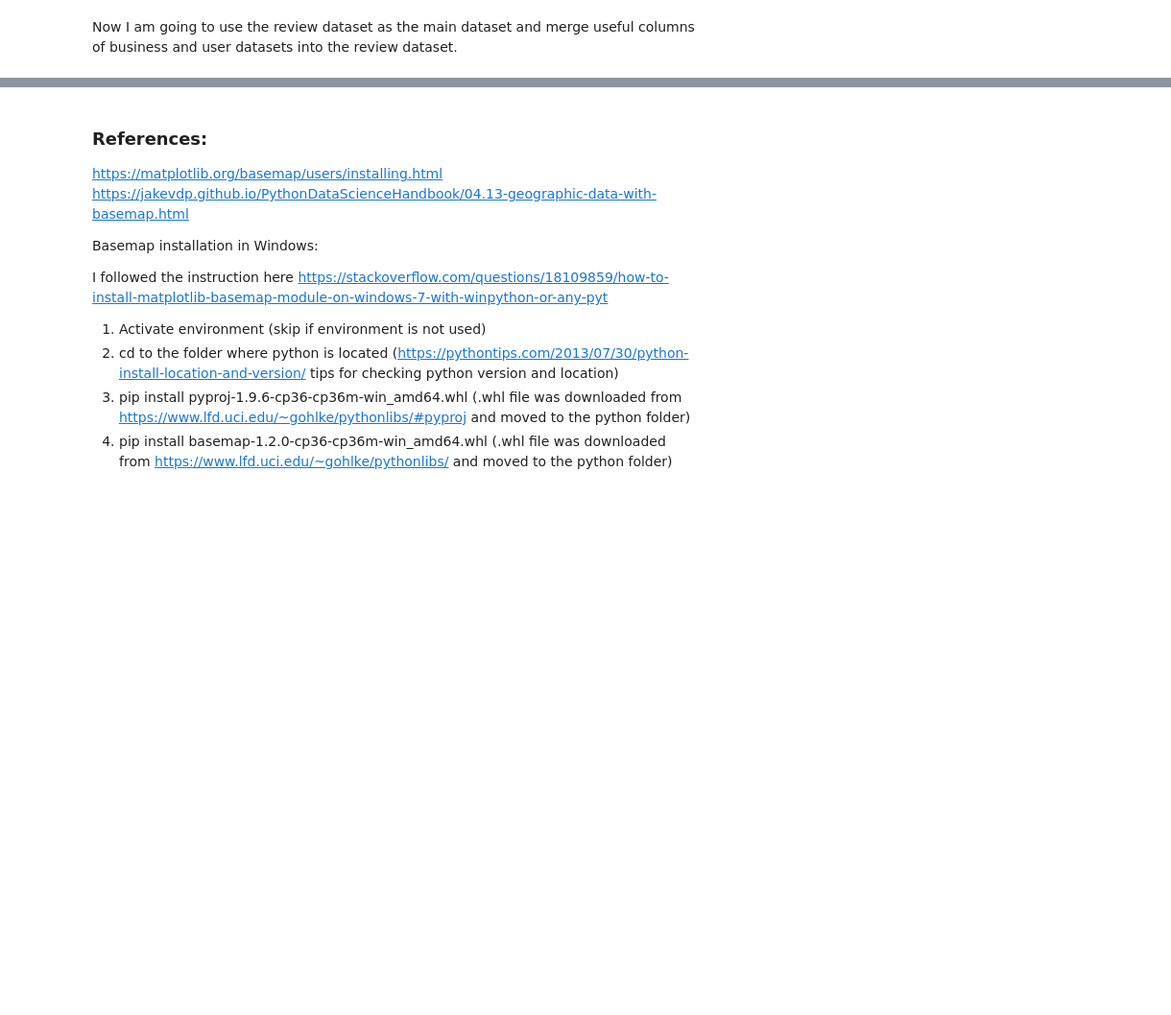
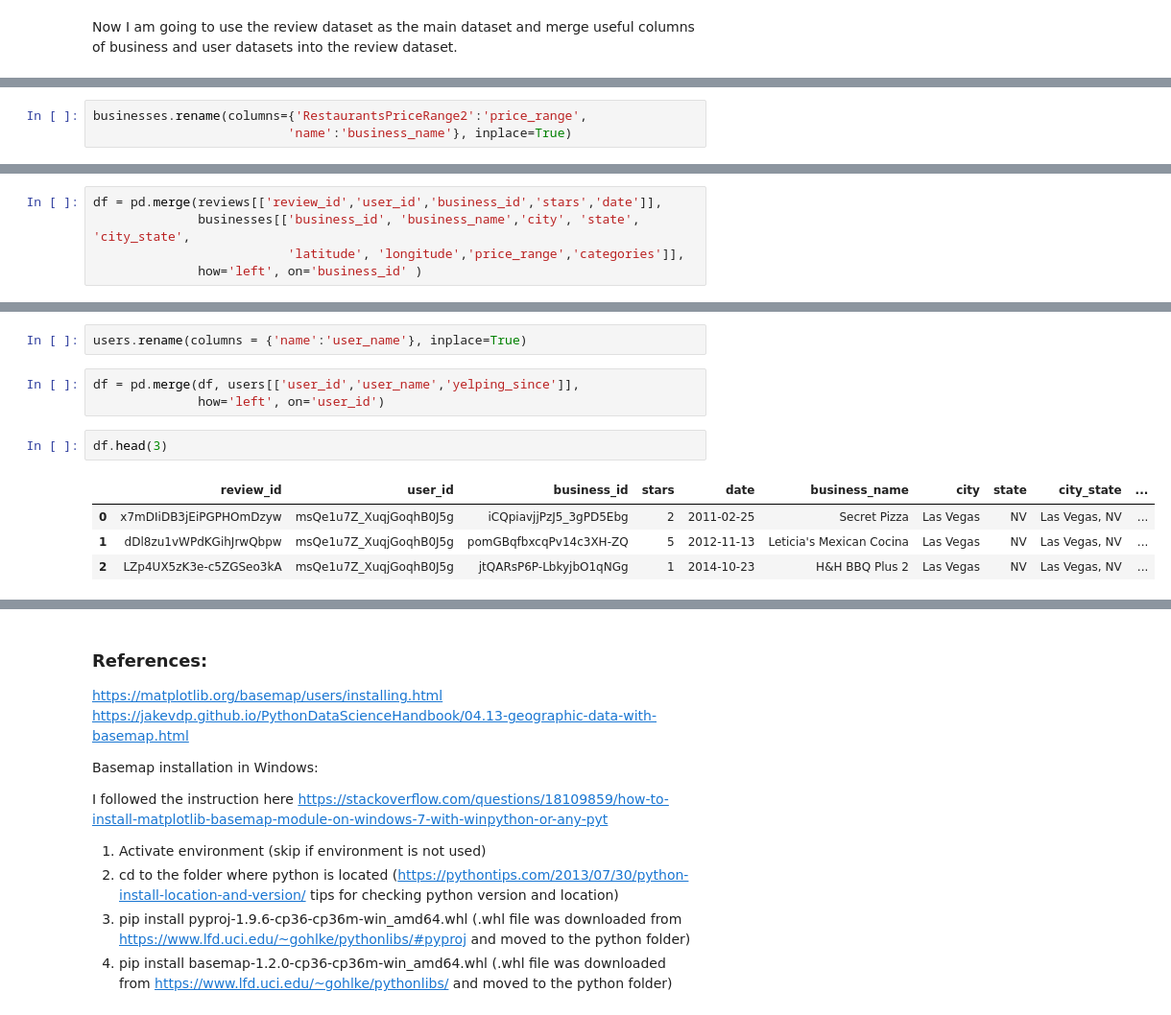
Before and after one commit to math470/Springboard_Capstone_Project_2, a Jupyter notebook: Yelp EDA.ipynb, the cells around one changed output, grey strips where cells are left out. Shown at 96% size. Cells and saved outputs as stored; diff of their text form; blank space fills up the shorter version.

```diff
--- a/Yelp EDA.ipynb
+++ b/Yelp EDA.ipynb
@@ -1020,0 +1035,3 @@ Now I am going to use the review dataset as the main dataset and merge useful co
+# %%
+businesses.rename(columns={'RestaurantsPriceRange2':'price_range',
+                          'name':'business_name'}, inplace=True)
@@ -1020,0 +1046,5 @@ Now I am going to use the review dataset as the main dataset and merge useful co
+# %%
+df = pd.merge(reviews[['review_id','user_id','business_id','stars','date']],
+              businesses[['business_id', 'business_name','city', 'state', 'city_state',
+                          'latitude', 'longitude','price_range','categories']],
+              how='left', on='business_id' )
@@ -1020,0 +1061,12 @@ Now I am going to use the review dataset as the main dataset and merge useful co
+# %%
+users.rename(columns = {'name':'user_name'}, inplace=True)
+# %%
+df = pd.merge(df, users[['user_id','user_name','yelping_since']],
+              how='left', on='user_id')
+# %%
+df.head(3)
+# %% [output]
+|  | review_id | user_id | business_id | stars | date | business_name | city | state | city_state | ... |
+| 0 | x7mDIiDB3jEiPGPHOmDzyw | msQe1u7Z_XuqjGoqhB0J5g | iCQpiavjjPzJ5_3gPD5Ebg | 2 | 2011-02-25 | Secret Pizza | Las Vegas | NV | Las Vegas, NV | ... |
+| 1 | dDl8zu1vWPdKGihJrwQbpw | msQe1u7Z_XuqjGoqhB0J5g | pomGBqfbxcqPv14c3XH-ZQ | 5 | 2012-11-13 | Leticia's Mexican Cocina | Las Vegas | NV | Las Vegas, NV | ... |
+| 2 | LZp4UX5zK3e-c5ZGSeo3kA | msQe1u7Z_XuqjGoqhB0J5g | jtQARsP6P-LbkyjbO1qNGg | 1 | 2014-10-23 | H&H BBQ Plus 2 | Las Vegas | NV | Las Vegas, NV | ... |
```
Also changed, not shown: parts of 8 cells of this notebook, 1 other file.
